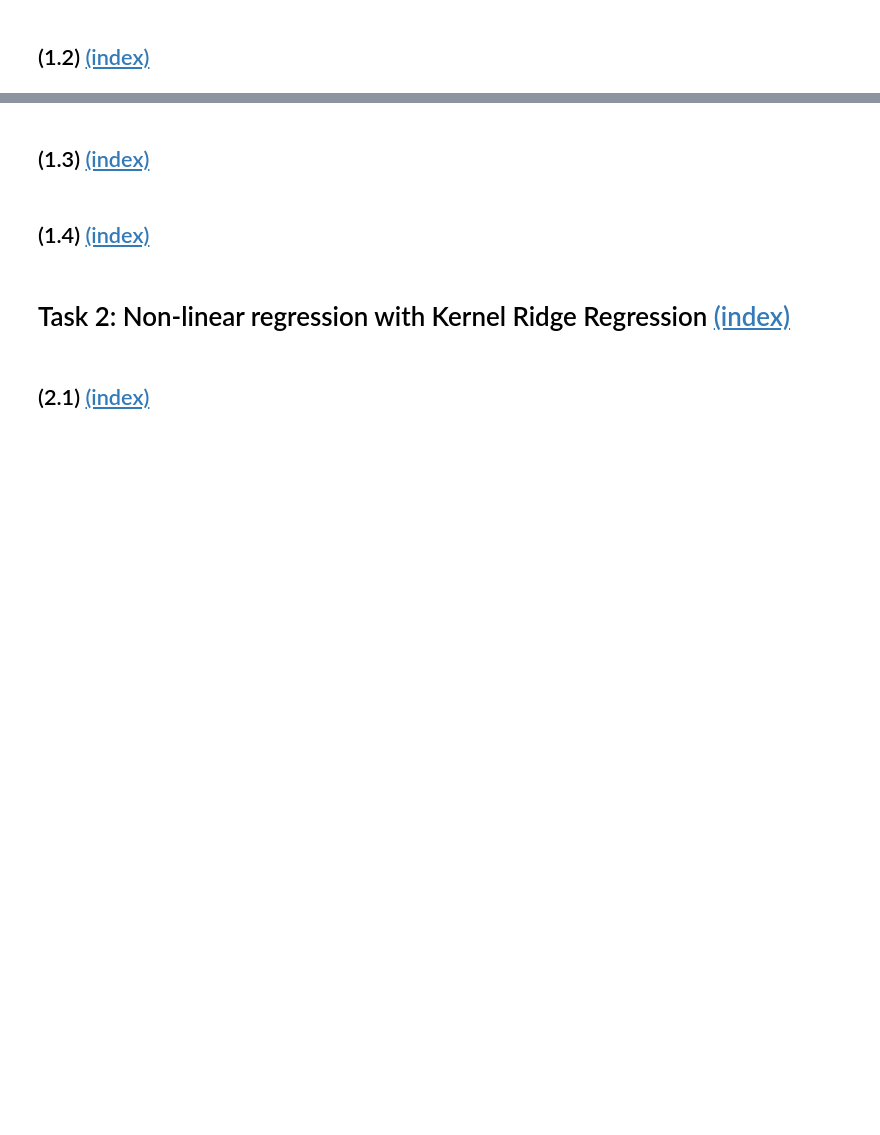
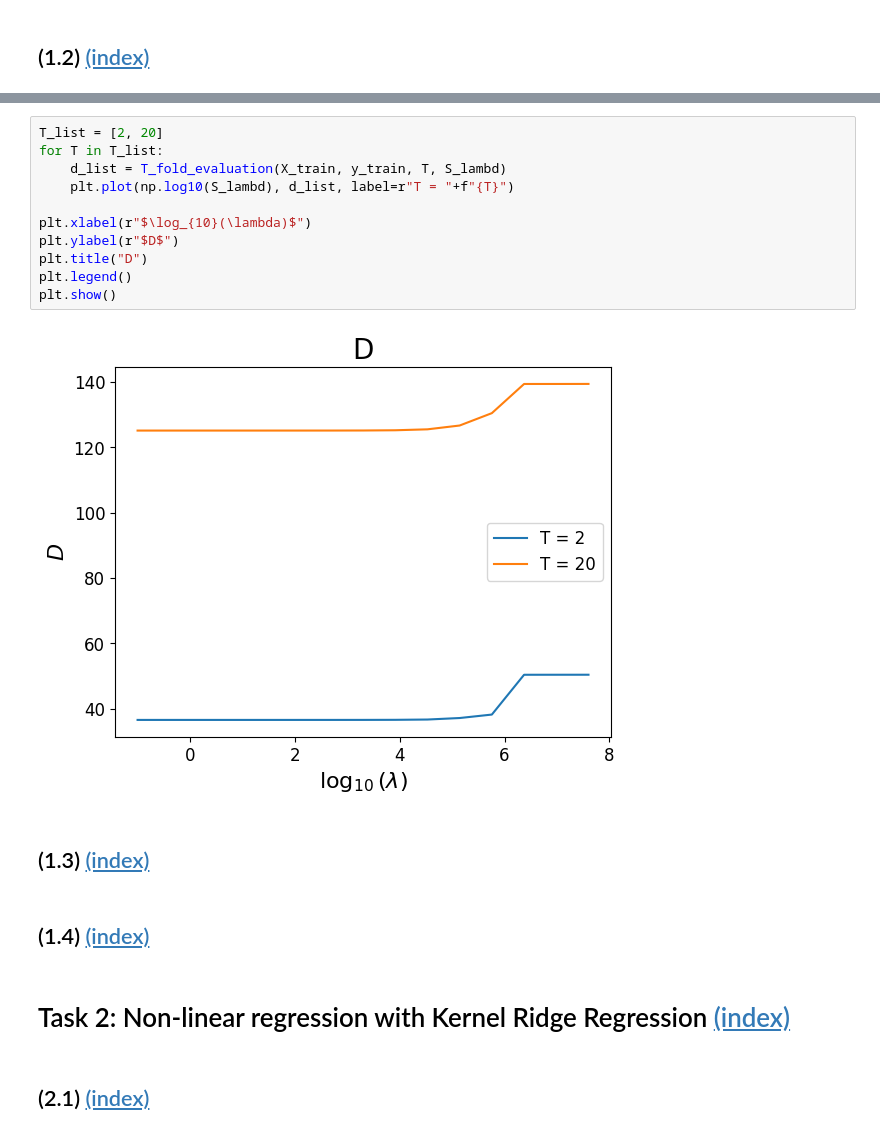
Before and after one commit to Shengyuan-Liu/MATH60026_MethodsForDataScience, a Jupyter notebook: cw1/02371367_Coursework1.ipynb, the cells around one changed output, grey strips where cells are left out. Drawn from its saved outputs; the diff is of its cells as text; blank space fills up the shorter version.

```diff
--- a/cw1/02371367_Coursework1.ipynb
+++ b/cw1/02371367_Coursework1.ipynb
@@ -352,3 +432,16 @@ plt.legend()
+# %%
+T_list = [2, 20]
+for T in T_list:
+    d_list = T_fold_evaluation(X_train, y_train, T, S_lambd)
+    plt.plot(np.log10(S_lambd), d_list, label=r"T = "+f"{T}")
+
+plt.xlabel(r"$\log_{10}(\lambda)$")
+plt.ylabel(r"$D$")
+plt.title("D")
+plt.legend()
+plt.show()
+# %% [output]
+[figure, added]
 # %% [markdown]
 <a name="task-13"></a>
 
```
Also changed, not shown: parts of 8 cells of this notebook.
